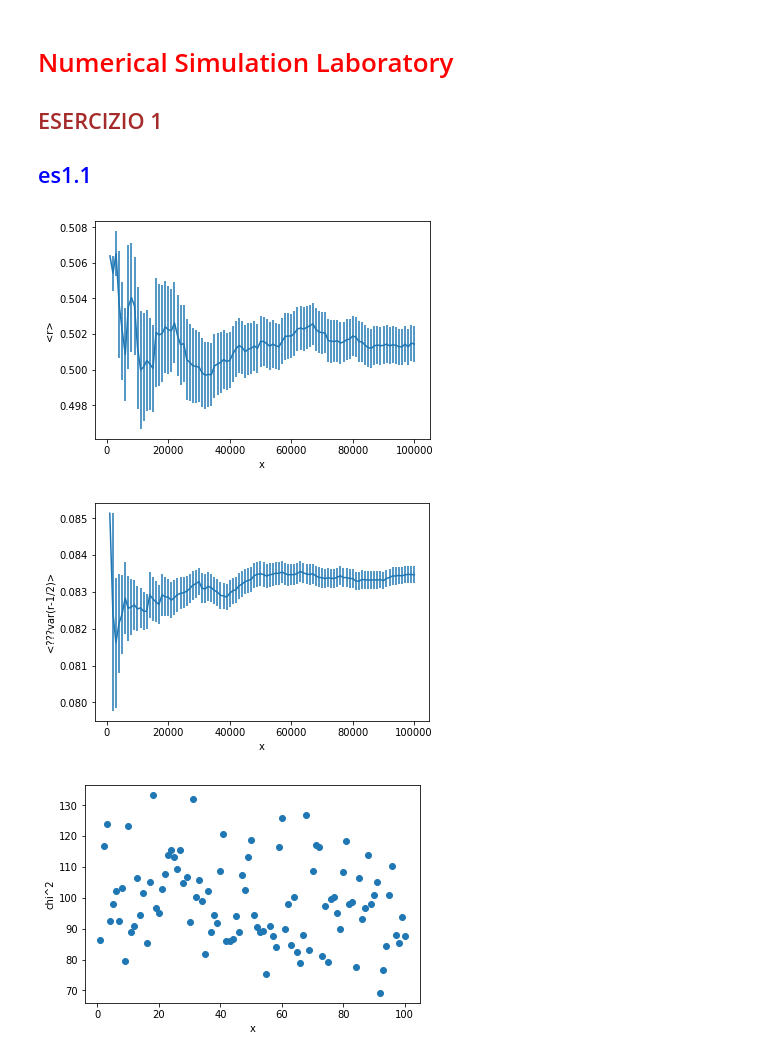
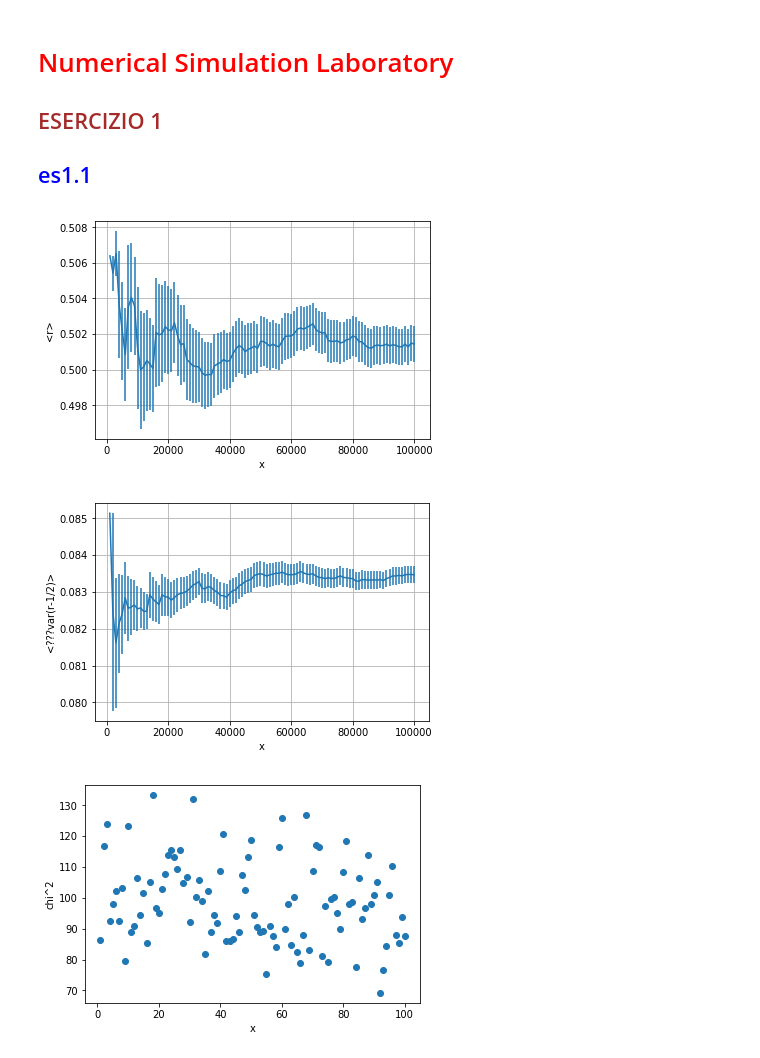
Before and after one commit to Ferr013/Numerical-Simulation-Lab, a Jupyter notebook: es01/Esercizio_1.ipynb, the cells around one changed output. Drawn from its saved outputs; the diff is of its cells as text; code cells hidden in the pictures.

```diff
--- a/es01/Esercizio_1.ipynb
+++ b/es01/Esercizio_1.ipynb
@@ -11,23 +11,23 @@ x, f, error = np.loadtxt("es1.1/es1_1_mean.dat", usecols=(0,1,2), delimiter=' ',
 plt.errorbar(x,f,yerr=error)
 plt.xlabel('x')
 plt.ylabel('<r>')
-
+plt.grid(True)
 plt.show()
 # %% [output]
-[figure, old version]
+[figure, new version]
 # %%
 import matplotlib
 import matplotlib.pyplot as plt
 import numpy as np
 
 x, f, error = np.loadtxt("es1.1/es1_1_var.dat", usecols=(0,1,2), delimiter=' ', unpack='true')
 plt.errorbar(x,f,yerr=error)
 plt.xlabel('x')
 plt.ylabel('<???var(r-1/2)>')
-
+plt.grid(True)
 plt.show()
 # %% [output]
-[figure, old version]
+[figure, new version]
 # %%
 import matplotlib
 import matplotlib.pyplot as plt
```
Also changed, not shown: parts of 4 cells of this notebook, 5 other files.
